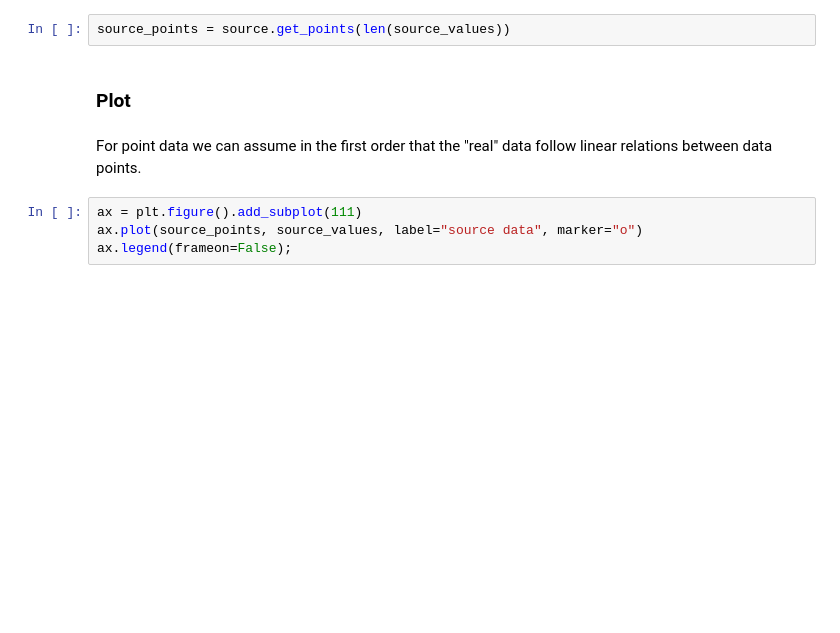
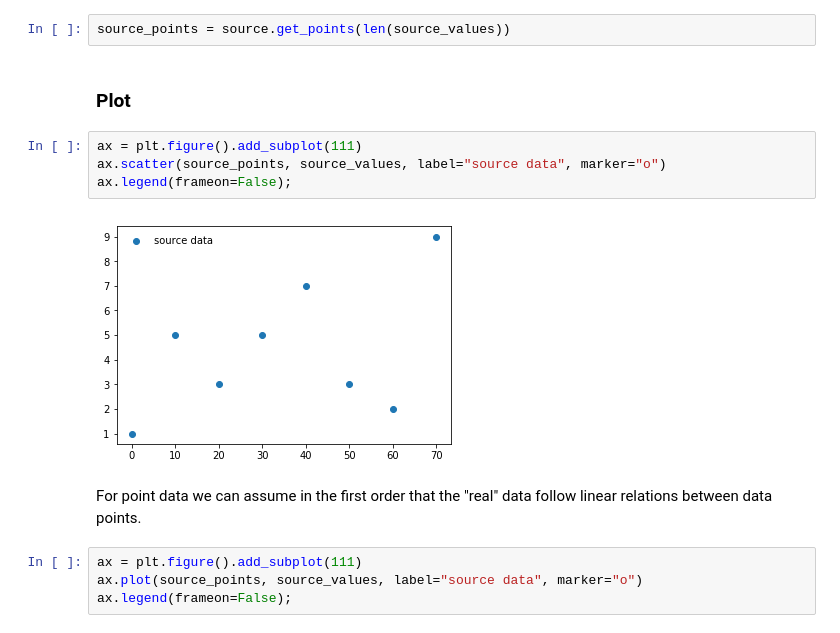
Before and after one commit to openscm/openscm, a Jupyter notebook: notebooks/timeframes.ipynb, the cells around one changed output. Drawn from its saved outputs; the diff is of its cells as text; blank space fills up the shorter version.

```diff
--- a/notebooks/timeframes.ipynb
+++ b/notebooks/timeframes.ipynb
@@ -43,6 +43,12 @@ Given a source timeframe (including a start time and a period length), we can ca
 source_points = source.get_points(len(source_values))
 # %% [markdown]
 ### Plot
+# %%
+ax = plt.figure().add_subplot(111)
+ax.scatter(source_points, source_values, label="source data", marker="o")
+ax.legend(frameon=False);
+# %% [output]
+[figure, added]
 # %% [markdown]
 For point data we can assume in the first order that the "real" data follow linear relations between data points.
 # %%
```
Also changed, not shown: parts of 5 cells of this notebook.
